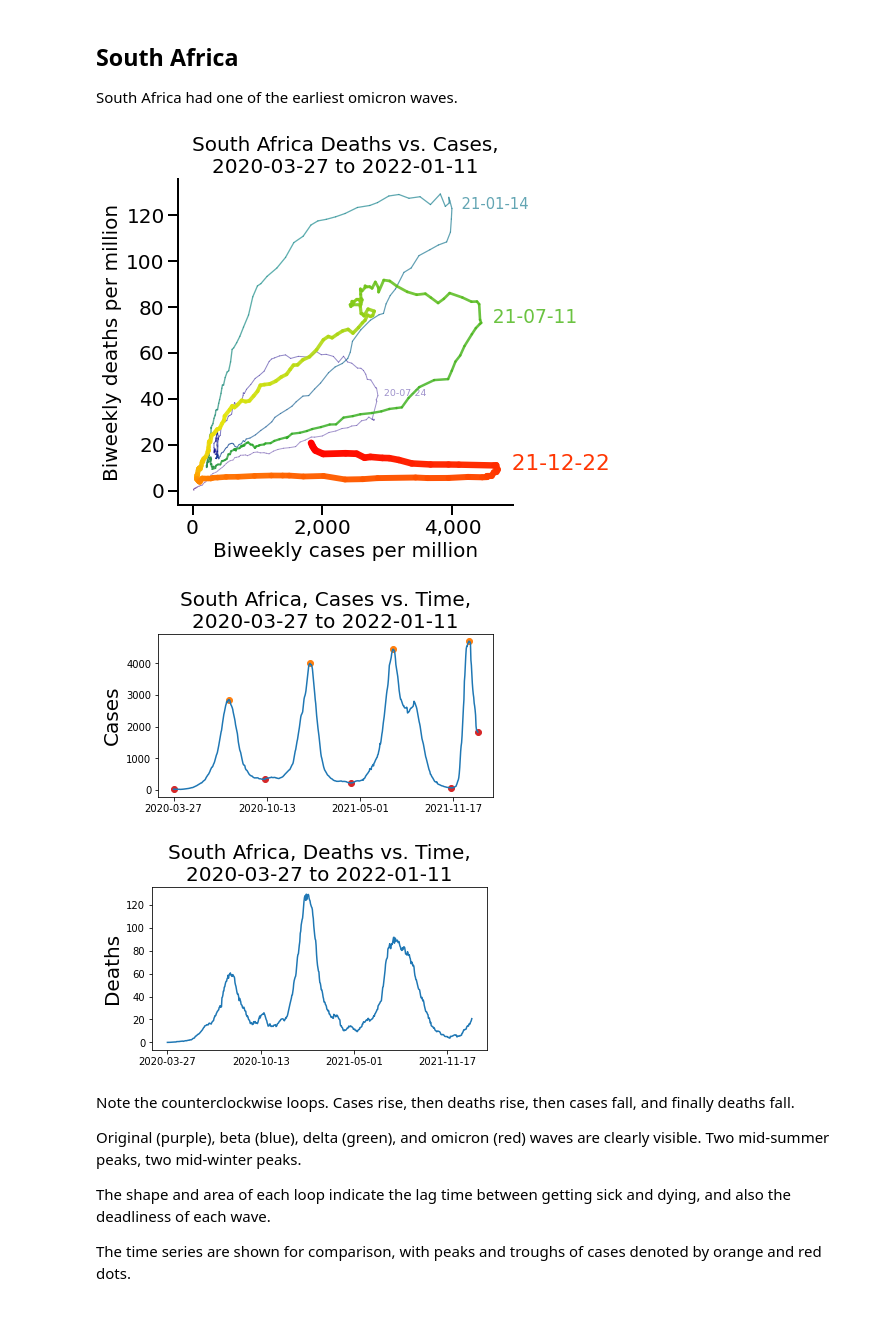
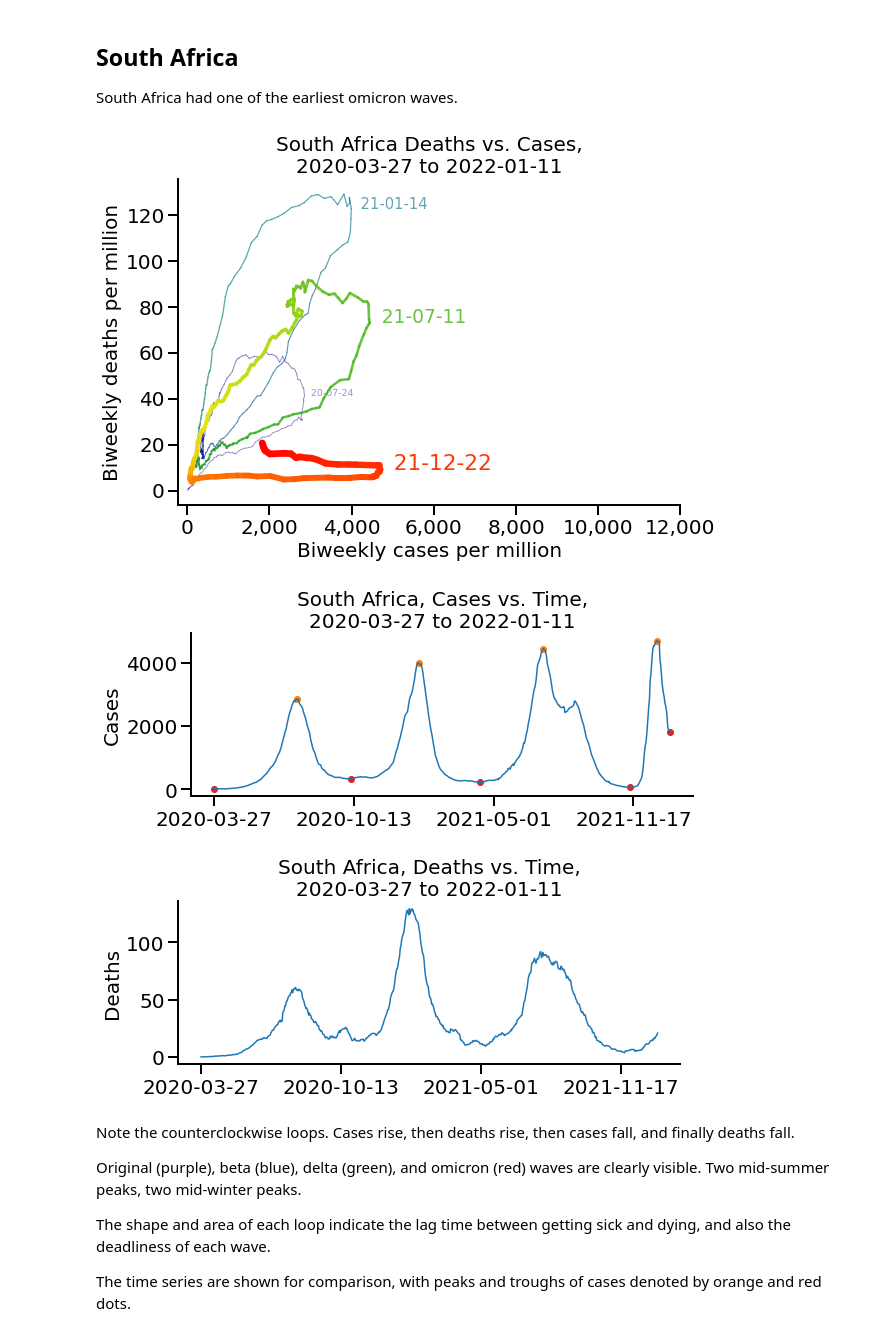
Before and after one commit to rarnaout/Covidcycles, a Jupyter notebook: covid_deaths_vs_cases.ipynb, the cells around one changed output. Cells and saved outputs as stored; diff of their text form; code cells hidden in the pictures.

```diff
--- a/covid_deaths_vs_cases.ipynb
+++ b/covid_deaths_vs_cases.ipynb
@@ -38,6 +36,7 @@ def plot_deaths_vs_cases(country="United States",
                          width_between_peaks = 15,
                          fontsize=20,
                          figsize=(6,6),
+                         xmax=False,
                          get_data=False, labels=True, time_series=False, save=False, fmt="pdf",
                         ):
     # get data (biweekly smooths the weekly peaks and troughs)
@@ -121,8 +120,8 @@ def plot_deaths_vs_cases(country="United States",
                      alpha=alphas[i])
     #
     # apply cosmetics
-    plt.xlabel("Biweekly cases per million", fontsize=20)
-    plt.ylabel("Biweekly deaths per million", fontsize=20)
+    plt.xlabel("Biweekly cases per million", fontsize=fontsize)
+    plt.ylabel("Biweekly deaths per million", fontsize=fontsize)
     plt.title(f"{country} Deaths vs. Cases,\n{first_date} to {last_date}", fontsize=fontsize)
     ax = plt.gca()
     ax.spines['top'].set_visible(False)
@@ -131,6 +130,9 @@ def plot_deaths_vs_cases(country="United States",
     ax.spines['bottom'].set_linewidth(2)
     ax.tick_params(direction='out', length=10, width=2, labelsize=fontsize)
     ax.get_xaxis().set_major_formatter(mpl.ticker.FuncFormatter(lambda x, p: format(int(x), ',')))
+    if xmax:
+        xmin, _ = ax.get_xlim()
+        ax.set_xlim(xmin, xmax)
     if save:
         plt.tight_layout()
         _ = plt.savefig(f"Hi-res_country_plots/{country}_{dates[-1]}.{fmt}", transparent=True, format=fmt)
@@ -139,20 +141,32 @@ def plot_deaths_vs_cases(country="United States",
     # optionally, also plot time series
     if time_series:
         # plot cases vs. time
-        plt.figure(figsize=(6,3))
+        plt.figure(figsize=(figsize[0],3))
         plt.plot(dates, cases)
         plt.scatter(peak_dates, cases[peaks], c="tab:orange")
         plt.scatter(trough_dates, cases[troughs], c="tab:red")
+        ax = plt.gca()
+        ax.spines['top'].set_visible(False)
+        ax.spines['right'].set_visible(False)
+        ax.spines['left'].set_linewidth(2)
+        ax.spines['bottom'].set_linewidth(2)
+        ax.tick_params(direction='out', length=10, width=2, labelsize=fontsize)
         plt.xticks(dates[::200])
-        plt.title(f"{country}, Cases vs. Time,\n{dates[0]} to {dates[-1]}", fontsize=20)
-        plt.ylabel("Cases", fontsize=20)
+        plt.title(f"{country}, Cases vs. Time,\n{dates[0]} to {dates[-1]}", fontsize=fontsize)
+        plt.ylabel("Cases", fontsize=fontsize)
         plt.show()
         # plot deaths vs. time
-        plt.figure(figsize=(6,3))
+        plt.figure(figsize=(figsize[0],3))
         plt.plot(dates, deaths)
+        ax = plt.gca()
+        ax.spines['top'].set_visible(False)
+        ax.spines['right'].set_visible(False)
+        ax.spines['left'].set_linewidth(2)
+        ax.spines['bottom'].set_linewidth(2)
+        ax.tick_params(direction='out', length=10, width=2, labelsize=fontsize)
         plt.xticks(dates[::200])
-        plt.title(f"{country}, Deaths vs. Time,\n{dates[0]} to {dates[-1]}", fontsize=20)
-        plt.ylabel("Deaths", fontsize=20)
+        plt.title(f"{country}, Deaths vs. Time,\n{dates[0]} to {dates[-1]}", fontsize=fontsize)
+        plt.ylabel("Deaths", fontsize=fontsize)
         plt.show()
 
     return
@@ -177,11 +191,11 @@ Note the differences in scale from plot to plot.
 
 South Africa had one of the earliest omicron waves.
 # %%
-plot_deaths_vs_cases("South Africa", time_series=True)
+plot_deaths_vs_cases("South Africa", time_series=True, figsize=(9,6), xmax=12000)
 # %% [output]
-[figure, old version]
+[figure, new version]
-[figure, old version]
+[figure, new version]
-[figure, old version]
+[figure, new version]
 # %% [markdown]
 Note the counterclockwise loops. Cases rise, then deaths rise, then cases fall, and finally deaths fall.
 
```
Also changed, not shown: parts of 10 cells of this notebook, 1 other file.
